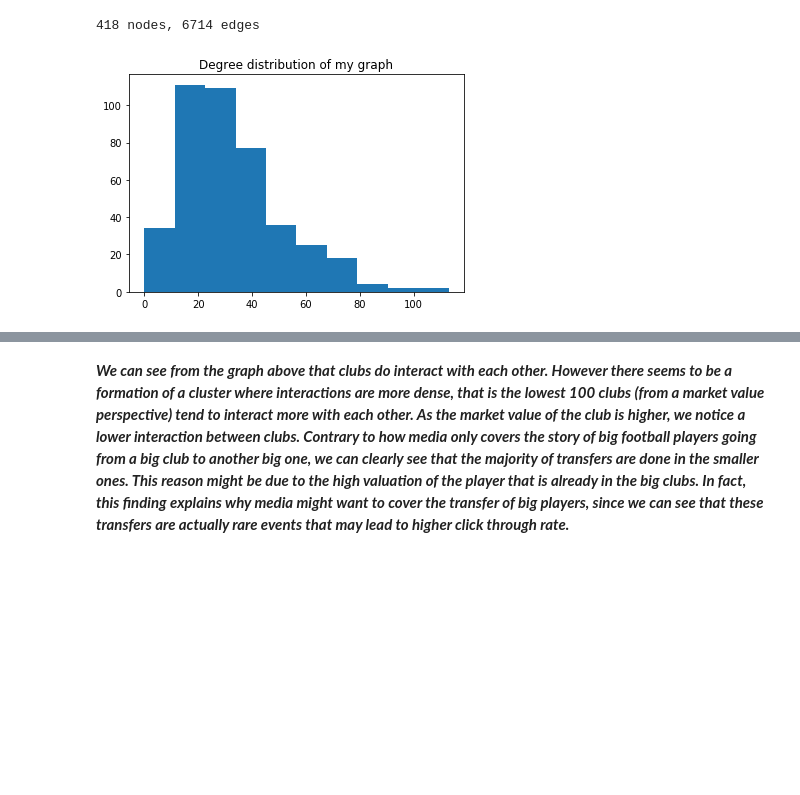
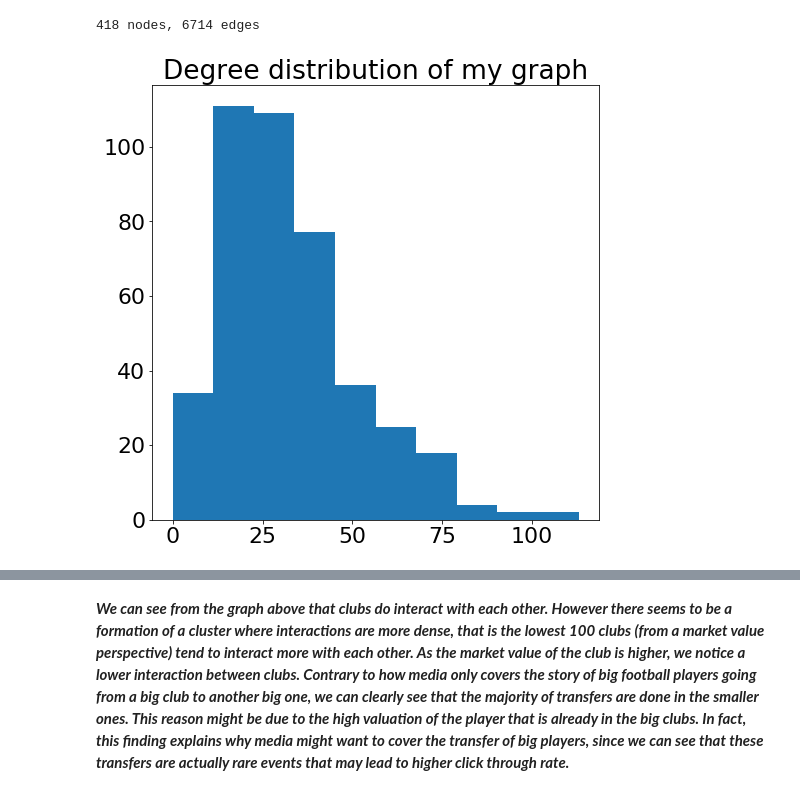
Before and after one commit to nathanquinteiro/ntds_football_transfer, a Jupyter notebook: graph/Graph.ipynb, the cells around one changed output, grey strips where cells are left out. Saved outputs shown, nothing was run; the diff lists cells and outputs as text; code cells hidden in the pictures; blank space fills up the shorter version.

```diff
--- a/graph/Graph.ipynb
+++ b/graph/Graph.ipynb
@@ -22,6 +24,10 @@ import networkx as nx
 from pylab import rcParams
 plotting.BACKEND = 'matplotlib'
 %matplotlib inline
+# %%
+matplotlib.rcParams.update({'font.size': 22})
+matplotlib.rcParams.update({'font.family': 'DejaVu Sans'})
+matplotlib.rcParams.update({'font.weight': 'normal'})
 # %% [markdown]
 ## Folium
 
@@ -494,10 +385,12 @@ print('{} nodes, {} edges'.format(G.N, G.Ne))
 # %% [output]
 418 nodes, 6714 edges
 # %%
+fig = matplotlib.pyplot.gcf()
+fig.set_size_inches(8, 8)
 plt.hist(G.d)
 plt.title('Degree distribution of my graph');
 # %% [output]
-[figure, old version]
+[figure, new version]
 # %%
 G.compute_laplacian('combinatorial')
 
```
Also changed, not shown: parts of 31 cells of this notebook, 7 other files.
